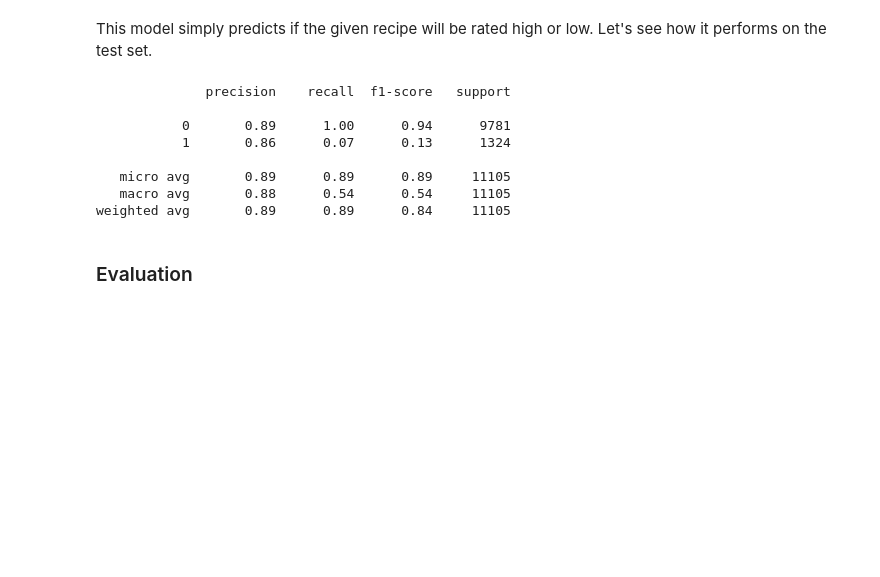
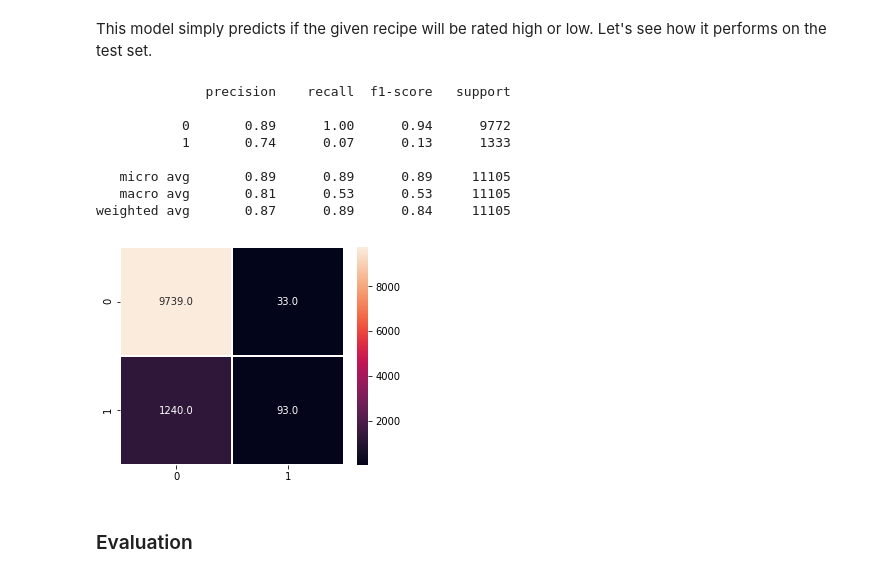
Before and after one commit to mkm29/DataScience, a Jupyter notebook: thinkful/unit/3/4/Epicurious Regression - SVC.ipynb, the cells around one changed output. Cells and saved outputs as stored; diff of their text form; code cells hidden in the pictures; blank space fills up the shorter version.

```diff
--- a/thinkful/unit/3/4/Epicurious Regression - SVC.ipynb
+++ b/thinkful/unit/3/4/Epicurious Regression - SVC.ipynb
@@ -160,16 +154,22 @@ This model simply predicts if the given recipe will be rated high or low. Let's
 # %%
 #Clasification report
 results_train = metrics.classification_report(y_true=(y_train<=2.5).astype(int), y_pred=y_pred_train)
 print(results_train)
+
+#Confusion Matrix
+cm_low = metrics.confusion_matrix(y_true=(y_train<=2.5).astype(int), y_pred=y_pred_train)
+f,ax = plt.subplots(figsize=(5, 4))
+sns.heatmap(cm_low, annot=True, linewidths=.5, fmt= '.1f',ax=ax);
 # %% [output]
               precision    recall  f1-score   support
 
-           0       0.89      1.00      0.94      9781
-           1       0.86      0.07      0.13      1324
+           0       0.89      1.00      0.94      9772
+           1       0.74      0.07      0.13      1333
 
    micro avg       0.89      0.89      0.89     11105
-   macro avg       0.88      0.54      0.54     11105
-weighted avg       0.89      0.89      0.84     11105
+   macro avg       0.81      0.53      0.53     11105
+weighted avg       0.87      0.89      0.84     11105
+[figure, added]
 # %% [markdown]
 ### Evaluation
 # %%
```
Also changed, not shown: parts of 23 cells of this notebook.
